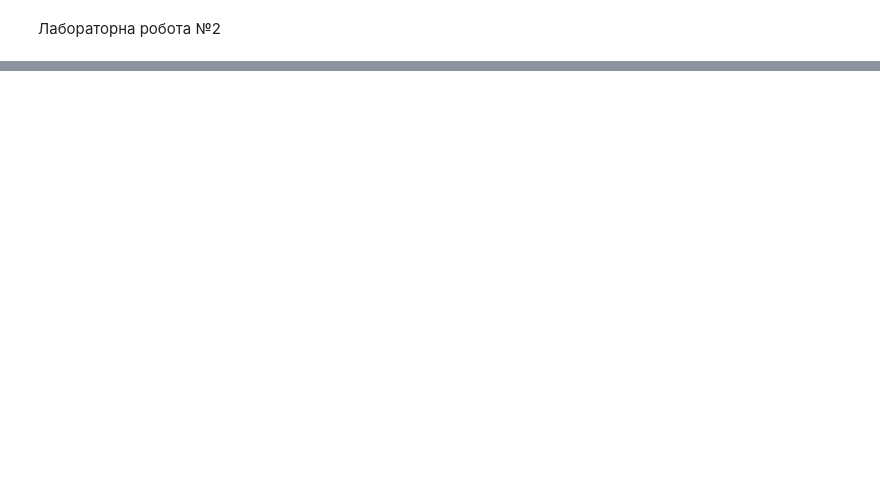
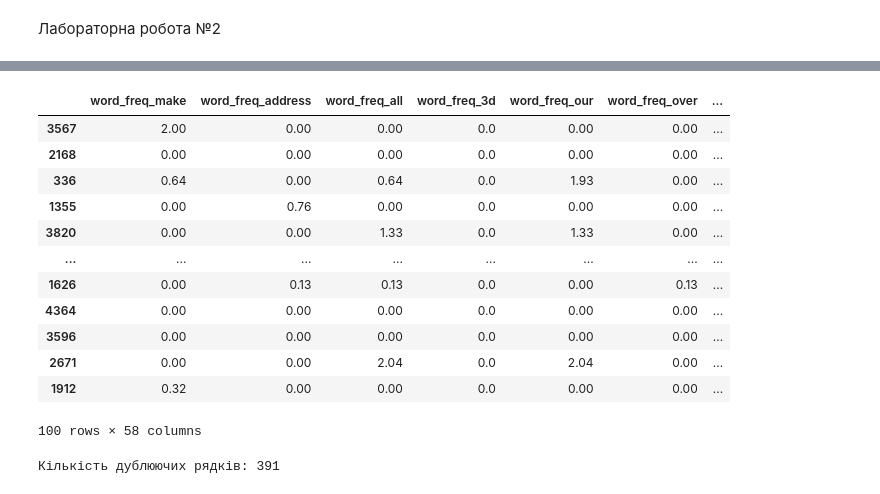
Before and after one commit to user3719431/incident_analysis_using_machine_learning_methods, a Jupyter notebook: lab2/main.ipynb, the cells around one changed output, grey strips where cells are left out. Saved outputs shown, nothing was run; the diff lists cells and outputs as text; code cells hidden in the pictures; blank space fills up the shorter version.

```diff
--- a/lab2/main.ipynb
+++ b/lab2/main.ipynb
@@ -73,0 +104,25 @@ ValueError: could not convert string to float: "No I'm in the same boat. Still h
+# %%
+df.sample(n = 100)
+# %% [output]
+|  | word_freq_make | word_freq_address | word_freq_all | word_freq_3d | word_freq_our | word_freq_over | ... |
+| 3567 | 2.00 | 0.00 | 0.00 | 0.0 | 0.00 | 0.00 | ... |
+| 2168 | 0.00 | 0.00 | 0.00 | 0.0 | 0.00 | 0.00 | ... |
+| 336 | 0.64 | 0.00 | 0.64 | 0.0 | 1.93 | 0.00 | ... |
+| 1355 | 0.00 | 0.76 | 0.00 | 0.0 | 0.00 | 0.00 | ... |
+| 3820 | 0.00 | 0.00 | 1.33 | 0.0 | 1.33 | 0.00 | ... |
+| ... | ... | ... | ... | ... | ... | ... | ... |
+| 1626 | 0.00 | 0.13 | 0.13 | 0.0 | 0.00 | 0.13 | ... |
+| 4364 | 0.00 | 0.00 | 0.00 | 0.0 | 0.00 | 0.00 | ... |
+| 3596 | 0.00 | 0.00 | 0.00 | 0.0 | 0.00 | 0.00 | ... |
+| 2671 | 0.00 | 0.00 | 2.04 | 0.0 | 2.04 | 0.00 | ... |
+| 1912 | 0.32 | 0.00 | 0.00 | 0.0 | 0.00 | 0.00 | ... |
+100 rows × 58 columns
+# %%
+# get boolean mask of duplicated rows ??
+duplicated_rows = df.duplicated()
+
+num_duplicate_rows = sum(duplicated_rows)
+
+print(f"Кількість дублюючих рядків: {num_duplicate_rows}")
+# %% [output]
+Кількість дублюючих рядків: 391
```
Also changed, not shown: parts of 24 cells of this notebook, 4 other files.
